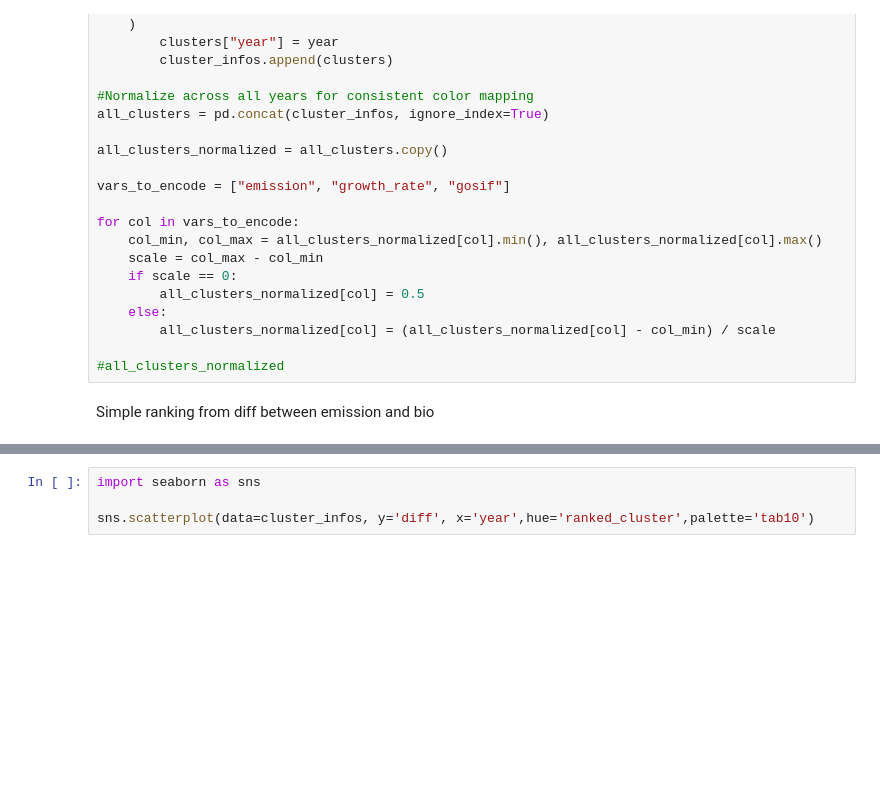
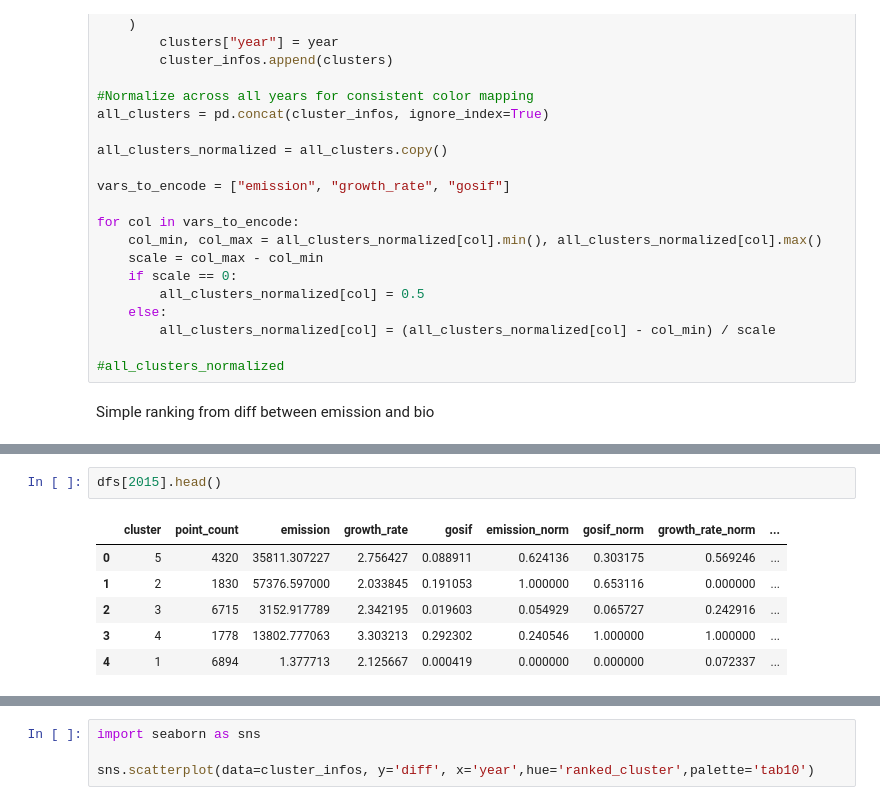
Before and after one commit to ghg-ai-lab-complexity72-dev/complexity72_2026, a Jupyter notebook: all_clusters_normalized_comparisson.ipynb, the cells around one changed output, grey strips where cells are left out. Saved outputs shown, nothing was run; the diff lists cells and outputs as text; blank space fills up the shorter version.

```diff
--- a/all_clusters_normalized_comparisson.ipynb
+++ b/all_clusters_normalized_comparisson.ipynb
@@ -104,0 +177,9 @@ cluster_infos
+# %%
+dfs[2015].head()
+# %% [output]
+|  | cluster | point_count | emission | growth_rate | gosif | emission_norm | gosif_norm | growth_rate_norm | ... |
+| 0 | 5 | 4320 | 35811.307227 | 2.756427 | 0.088911 | 0.624136 | 0.303175 | 0.569246 | ... |
+| 1 | 2 | 1830 | 57376.597000 | 2.033845 | 0.191053 | 1.000000 | 0.653116 | 0.000000 | ... |
+| 2 | 3 | 6715 | 3152.917789 | 2.342195 | 0.019603 | 0.054929 | 0.065727 | 0.242916 | ... |
+| 3 | 4 | 1778 | 13802.777063 | 3.303213 | 0.292302 | 0.240546 | 1.000000 | 1.000000 | ... |
+| 4 | 1 | 6894 | 1.377713 | 2.125667 | 0.000419 | 0.000000 | 0.000000 | 0.072337 | ... |
```
Also changed, not shown: parts of 8 cells of this notebook.
